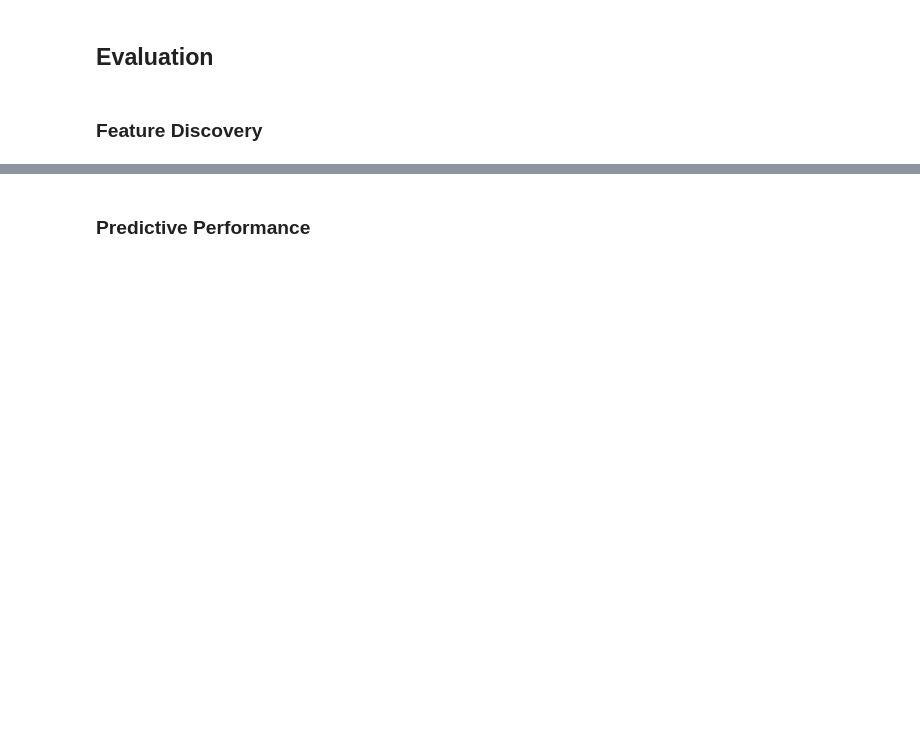
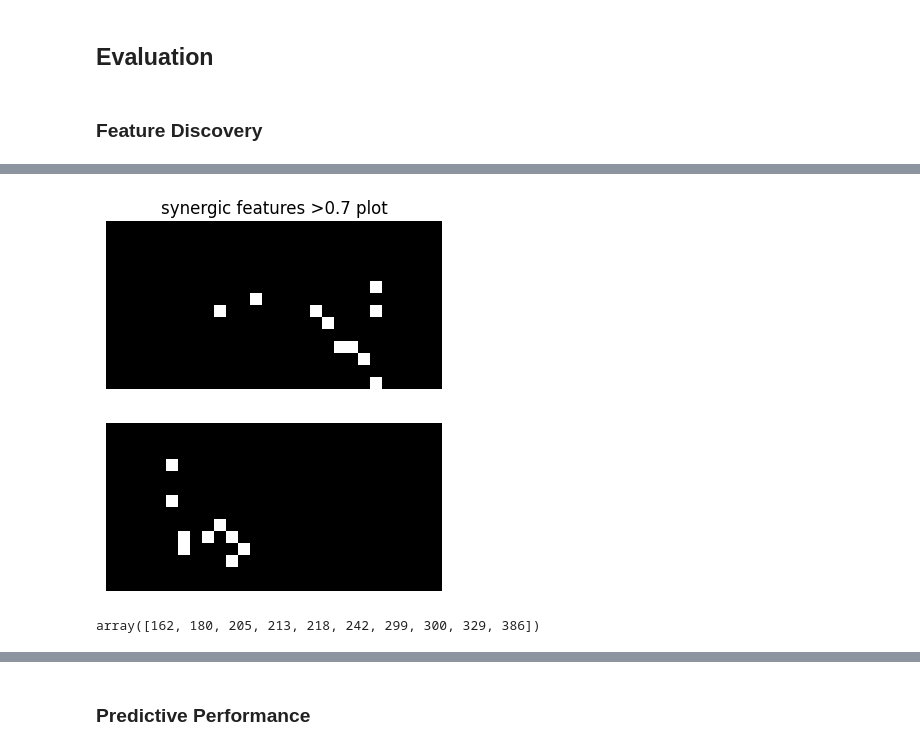
Before and after one commit to choheeK/SynFS, a Jupyter notebook: Notebooks/mnist_example.ipynb, the cells around one changed output, grey strips where cells are left out. Cells and saved outputs as stored; diff of their text form; code cells hidden in the pictures; blank space fills up the shorter version.

```diff
--- a/Notebooks/mnist_example.ipynb
+++ b/Notebooks/mnist_example.ipynb
@@ -98,0 +152,4 @@ axes[2].imshow(train_set[0][0][:,:,:14].reshape(28,14))
+# %%
+train_set, test_set = filter_data(train_set_raw, test_set_raw, 3,8)
+train_data = mnist_2_views_maker(train_set, 3, 8)
+test_data = mnist_2_views_maker(test_set, 3, 8)
@@ -231,0 +304,13 @@ Jaccard Index: 1.000, True Positive Rate: 100.000%, False Discovery Rate: 0.000%
+# %%
+fig, axes = plt.subplots(2,1)
+axes[0].set_title(f"synergic features >0.7 plot")
+axes[0].axis('off')
+axes[1].axis('off')
+axes[0].imshow(np.where(s_gates[0]>0.7, 1, 0).reshape(14,28), cmap='gray');
+axes[1].imshow(np.where(s_gates[1]>0.7, 1, 0).reshape(14,28), cmap='gray');
+# %% [output]
+[figure, added]
+# %%
+np.where(s_gates[0]>0.7)[0]
+# %% [output]
+array([162, 180, 205, 213, 218, 242, 299, 300, 329, 386])
```
Also changed, not shown: parts of 33 cells of this notebook, 4 other files.
